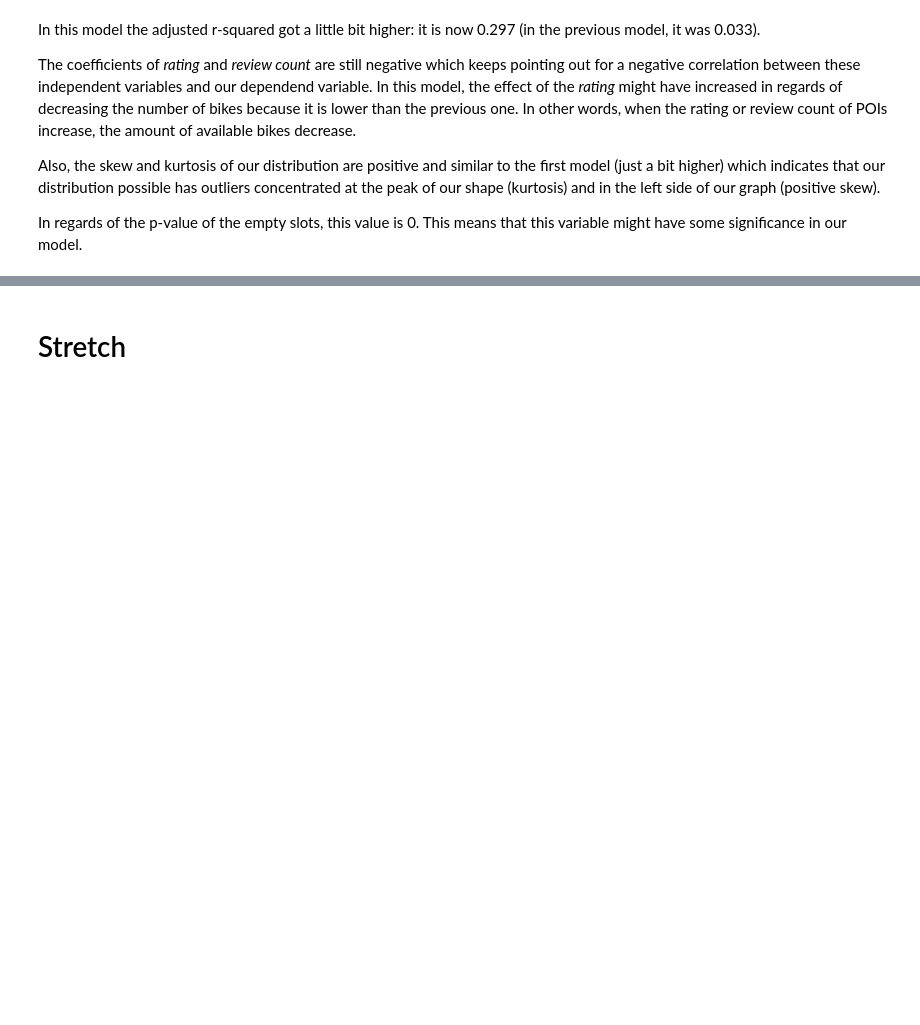
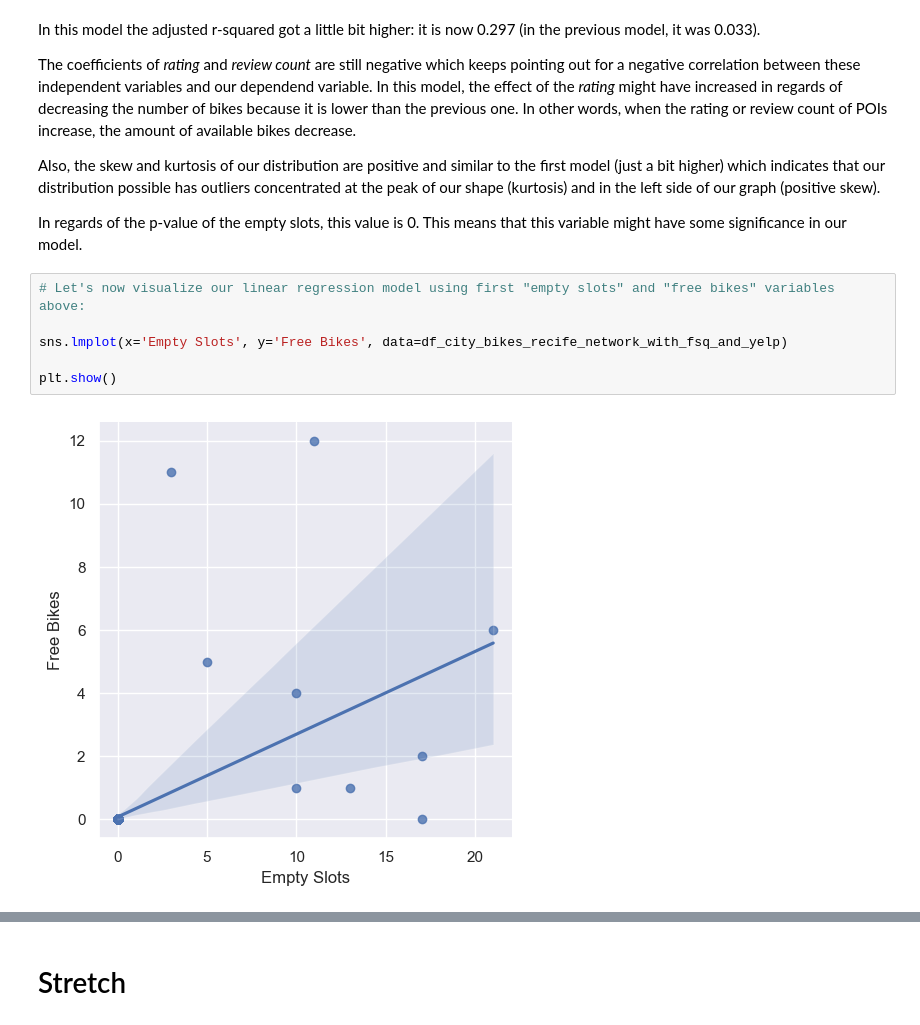
Before and after one commit to rafaelaqfc/Statistical-Modelling-Project, a Jupyter notebook: notebooks/model_building.ipynb, the cells around one changed output, grey strips where cells are left out. Drawn from its saved outputs; the diff is of its cells as text; blank space fills up the shorter version.

```diff
--- a/notebooks/model_building.ipynb
+++ b/notebooks/model_building.ipynb
@@ -387,3 +387,11 @@ The coefficients of *rating* and *review count* are still negative which keeps p
 Also, the skew and kurtosis of our distribution are positive and similar to the first model (just a bit higher) which indicates that our distribution possible has outliers concentrated at the peak of our shape (kurtosis) and in the left side of our graph (positive skew).
 
 In regards of the p-value of the empty slots, this value is 0. This means that this variable might have some significance in our model.
+# %%
+# Let's now visualize our linear regression model using first "empty slots" and "free bikes" variables above:
+
+sns.lmplot(x='Empty Slots', y='Free Bikes', data=df_city_bikes_recife_network_with_fsq_and_yelp)
+
+plt.show()
+# %% [output]
+[figure, added]
```
Also changed, not shown: parts of 26 cells of this notebook, 4 other files.
